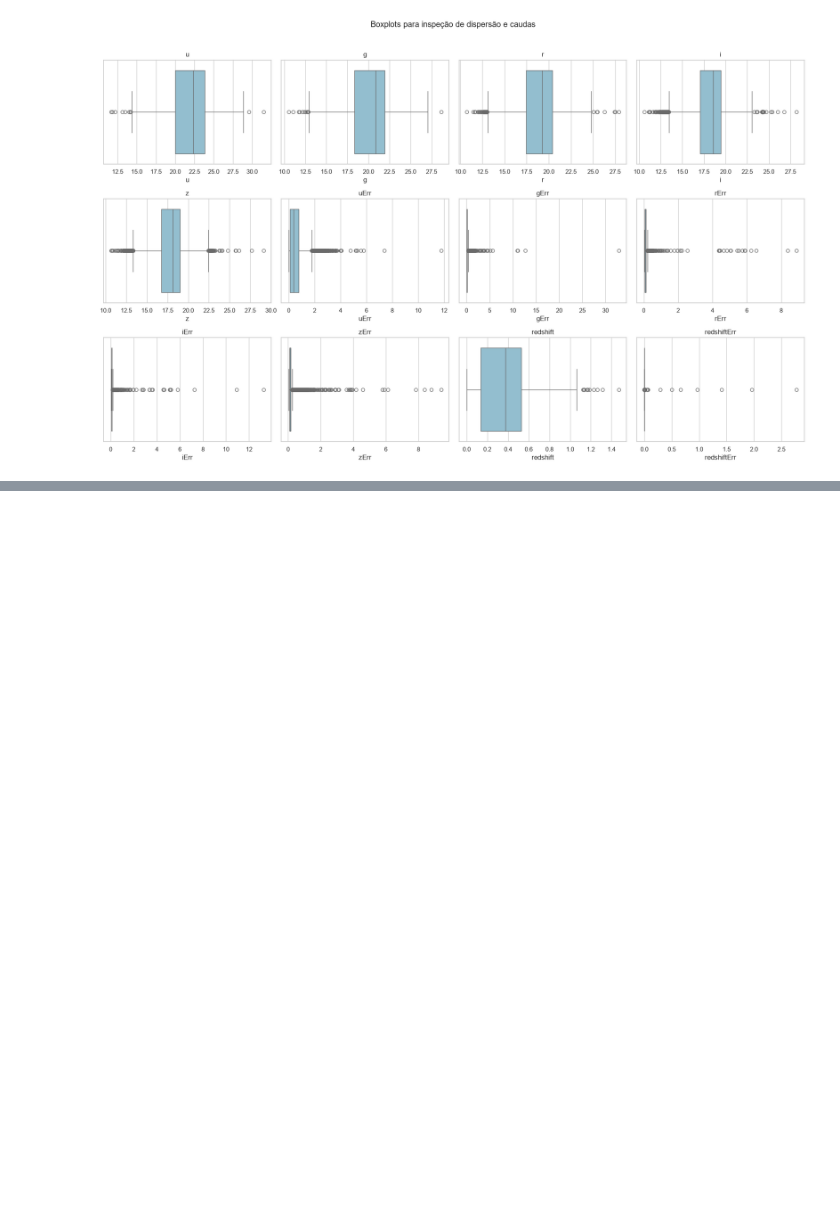
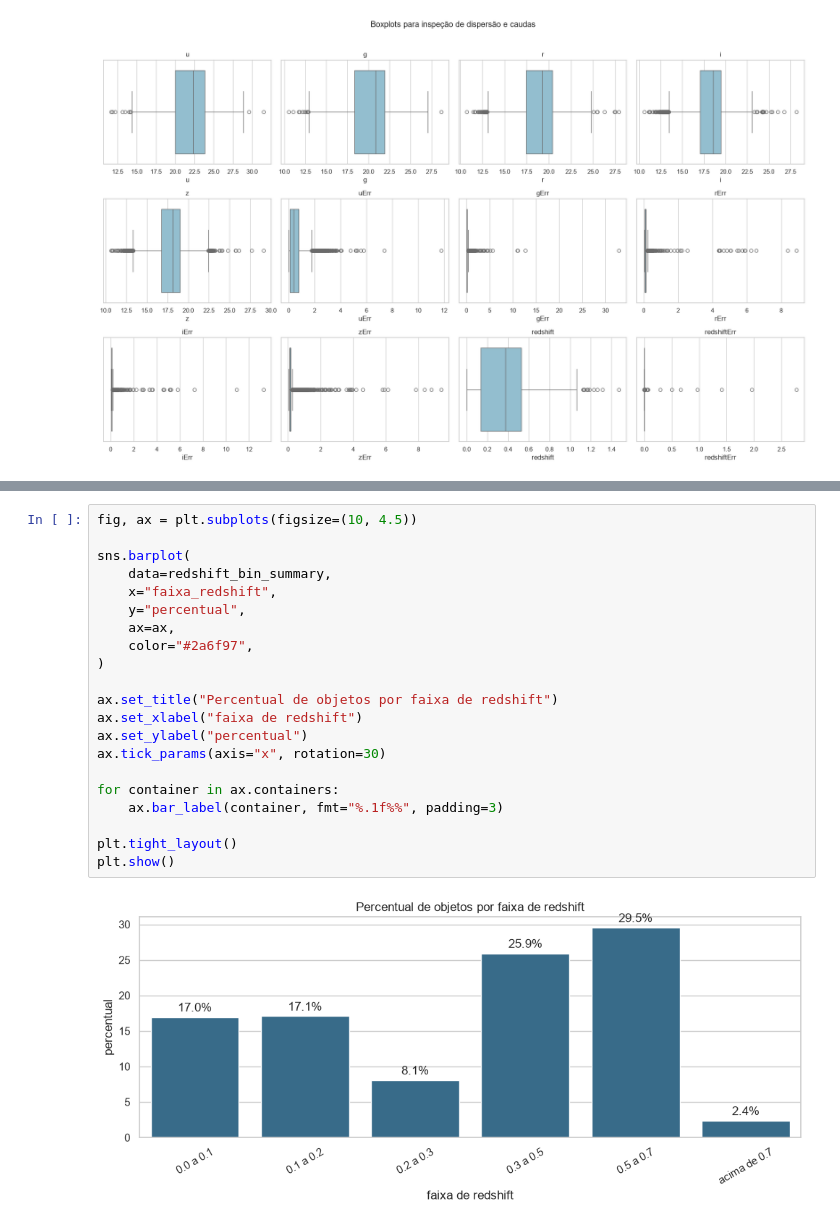
Before and after one commit to joaopjpc/redshift-learning, a Jupyter notebook: notebooks/01_eda_happy.ipynb, the cells around one changed output, grey strips where cells are left out. Saved outputs shown, nothing was run; the diff lists cells and outputs as text; blank space fills up the shorter version.

```diff
--- a/notebooks/01_eda_happy.ipynb
+++ b/notebooks/01_eda_happy.ipynb
@@ -429,0 +502,23 @@ Com essas três primeiras etapas, já estabelecemos uma base sólida para contin
+# %%
+fig, ax = plt.subplots(figsize=(10, 4.5))
+
+sns.barplot(
+    data=redshift_bin_summary,
+    x="faixa_redshift",
+    y="percentual",
+    ax=ax,
+    color="#2a6f97",
+)
+
+ax.set_title("Percentual de objetos por faixa de redshift")
+ax.set_xlabel("faixa de redshift")
+ax.set_ylabel("percentual")
+ax.tick_params(axis="x", rotation=30)
+
+for container in ax.containers:
+    ax.bar_label(container, fmt="%.1f%%", padding=3)
+
+plt.tight_layout()
+plt.show()
+# %% [output]
+[figure, added]
```
Also changed, not shown: parts of 43 cells of this notebook.
